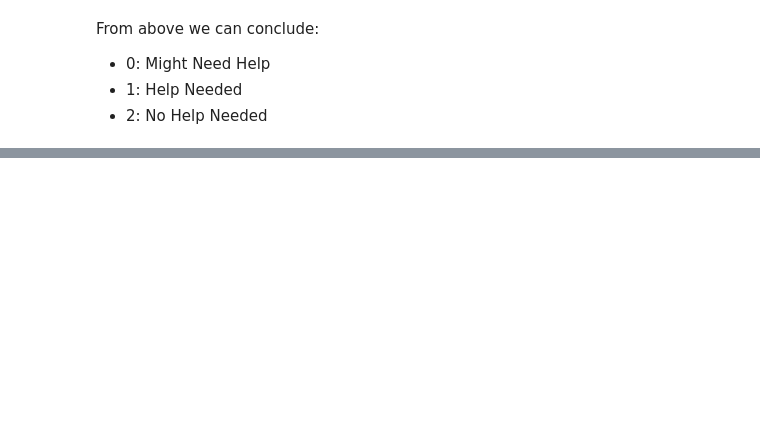
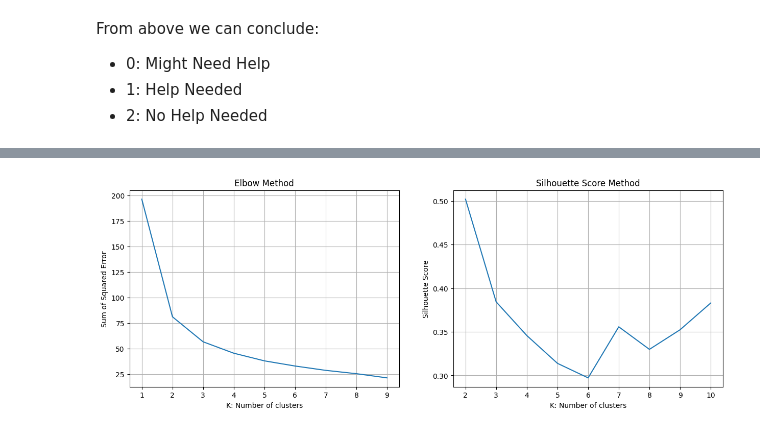
Before and after one commit to rizz045/Country-Data-Exploration-and-Preediction--Unsupervised-learning-, a Jupyter notebook: Country_Data_Exploration_and_Prediction.ipynb, the cells around one changed output, grey strips where cells are left out. Drawn from its saved outputs; the diff is of its cells as text; code cells hidden in the pictures; blank space fills up the shorter version.

```diff
--- a/Country_Data_Exploration_and_Prediction.ipynb
+++ b/Country_Data_Exploration_and_Prediction.ipynb
@@ -695,9 +695,34 @@ fig.show(engine='kaleido')
 # %%
 sse = {}; sil = []; kmax=10
 fig=plt.subplots(nrows=1, ncols=2, figsize=(15, 5))
 
+# Plotting elbow method
 plt.subplot(1, 2, 1)
 for k in range(1, 10):
     kmeans = KMeans(n_clusters=k, max_iter=1000)
     kmeans.fit(m2)
     sse[k] = kmeans.inertia_
+
+sns.lineplot(x = list(sse.keys()), y=list(sse.values()))
+plt.title('Elbow Method')
+plt.xlabel("K: Number of clusters")
+plt.ylabel("Sum of Squared Error")
+plt.grid()
+
+#Plotting silhouette score method
+plt.subplot(1, 2, 2)
+for k in range(2, kmax+1):
+    kmeans = KMeans(n_clusters = k)
+    kmeans.fit(m2)
+    labels = kmeans.labels_
+    sil.append(silhouette_score(m2, labels, metric = 'euclidean'))
+
+sns.lineplot(x=range(2, kmax+1), y=sil);
+plt.title("Silhouette Score Method")
+plt.xlabel("K: Number of clusters")
+plt.ylabel("Silhouette Score")
+plt.grid()
+
+plt.show()
+# %% [output]
+[figure, added]
```
Also changed, not shown: parts of 5 cells of this notebook.
